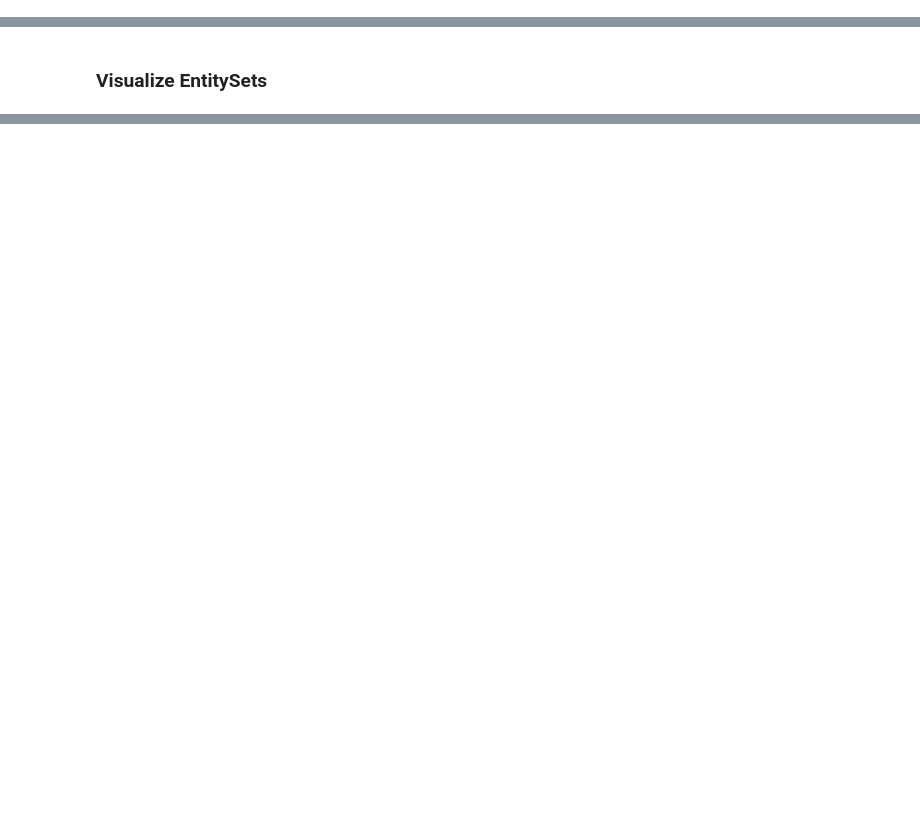
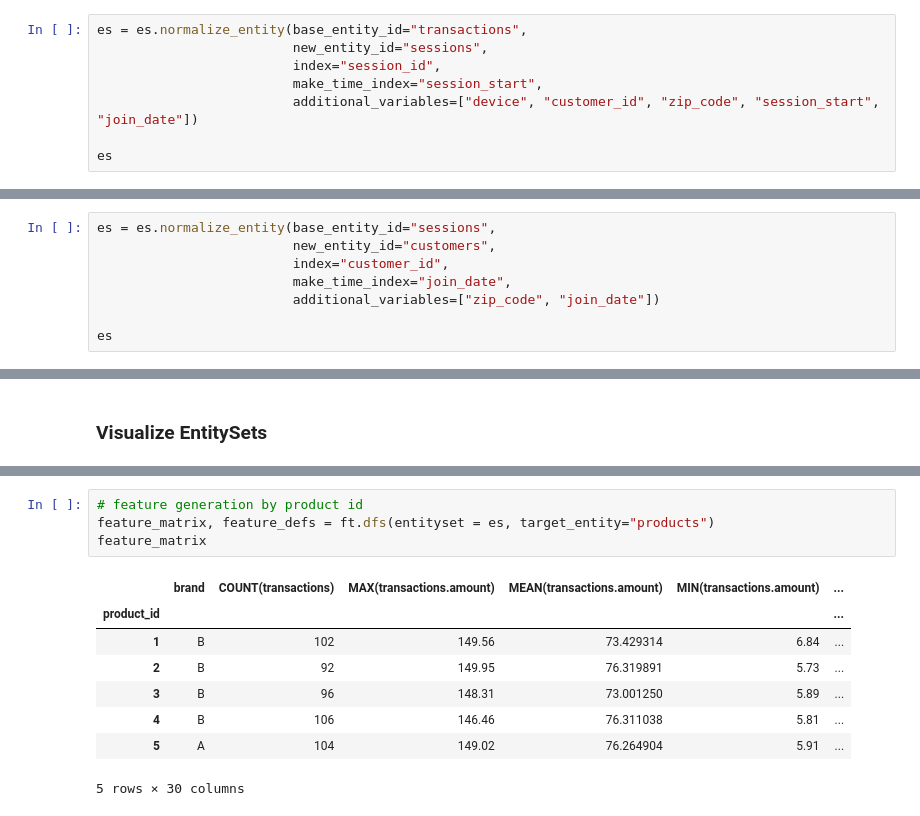
Before and after one commit to hjones20/auto-feature-engineering, a Jupyter notebook: featuretools.ipynb, the cells around one changed output, grey strips where cells are left out. Drawn from its saved outputs; the diff is of its cells as text; blank space fills up the shorter version.

Commit message:
Explore basic feature generation

```diff
--- a/featuretools.ipynb
+++ b/featuretools.ipynb
@@ -139,3 +132,11 @@ Entityset: customer_data
 # %% [markdown]
 ### Normalize Entities
 Allows me to create entities from existing tables to reduce the amount of redundant information. We can normalize sessions and customers from the original transactions_df, which has the entity_id "transactions"
+# %%
+es = es.normalize_entity(base_entity_id="transactions",
+                         new_entity_id="sessions",
+                         index="session_id",
+                         make_time_index="session_start",
+                         additional_variables=["device", "customer_id", "zip_code", "session_start", "join_date"])
+
+es
@@ -141,0 +152,8 @@ Allows me to create entities from existing tables to reduce the amount of redund
+# %%
+es = es.normalize_entity(base_entity_id="sessions",
+                         new_entity_id="customers",
+                         index="customer_id",
+                         make_time_index="join_date",
+                         additional_variables=["zip_code", "join_date"])
+
+es
@@ -143,0 +180,13 @@ Allows me to create entities from existing tables to reduce the amount of redund
+# %%
+# feature generation by product id
+feature_matrix, feature_defs = ft.dfs(entityset = es, target_entity="products")
+feature_matrix
+# %% [output]
+|  | brand | COUNT(transactions) | MAX(transactions.amount) | MEAN(transactions.amount) | MIN(transactions.amount) | ... |
+| product_id |  |  |  |  |  | ... |
+| 1 | B | 102 | 149.56 | 73.429314 | 6.84 | ... |
+| 2 | B | 92 | 149.95 | 76.319891 | 5.73 | ... |
+| 3 | B | 96 | 148.31 | 73.001250 | 5.89 | ... |
+| 4 | B | 106 | 146.46 | 76.311038 | 5.81 | ... |
+| 5 | A | 104 | 149.02 | 76.264904 | 5.91 | ... |
+5 rows × 30 columns
```
Also changed, not shown: parts of 8 cells of this notebook.
